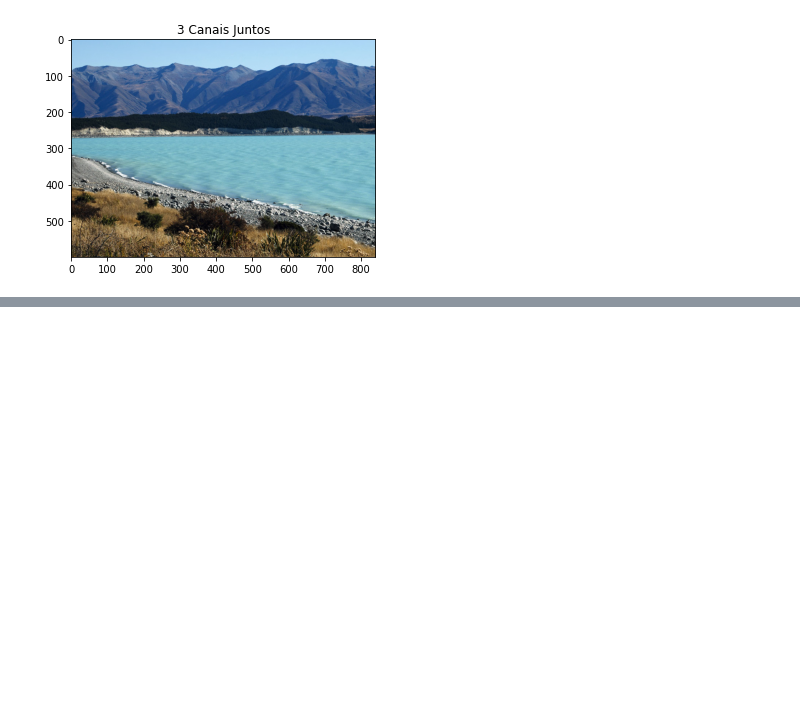
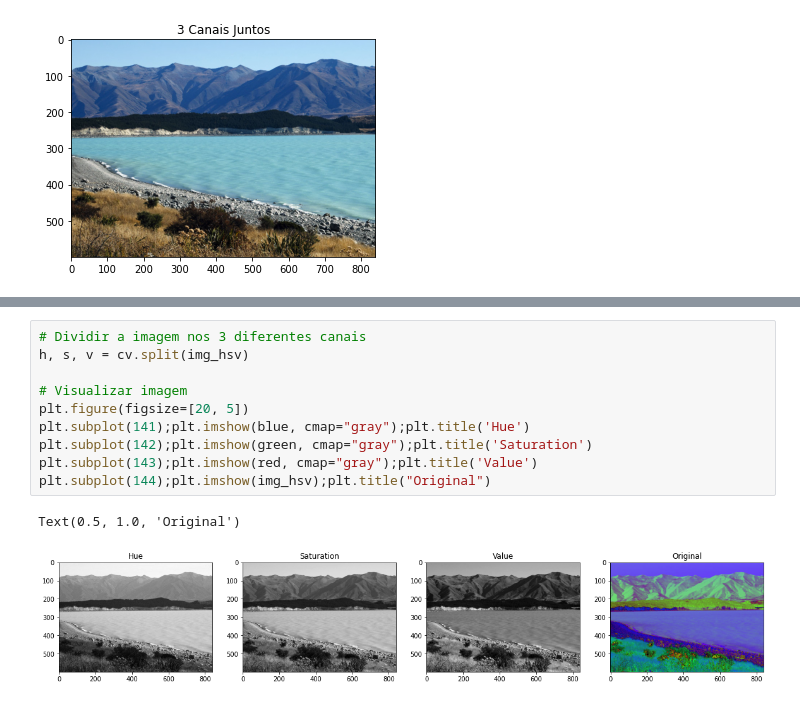
Before and after one commit to Rafawastaken/computer-vision-opencv, a Jupyter notebook: 1_getting_started.ipynb, the cells around one changed output, grey strips where cells are left out. Cells and saved outputs as stored; diff of their text form; blank space fills up the shorter version.

```diff
--- a/1_getting_started.ipynb
+++ b/1_getting_started.ipynb
@@ -184,0 +210,13 @@ Text(0.5, 1.0, '3 Canais Juntos')
+# %%
+# Dividir a imagem nos 3 diferentes canais
+h, s, v = cv.split(img_hsv)
+
+# Visualizar imagem
+plt.figure(figsize=[20, 5])
+plt.subplot(141);plt.imshow(blue, cmap="gray");plt.title('Hue')
+plt.subplot(142);plt.imshow(green, cmap="gray");plt.title('Saturation')
+plt.subplot(143);plt.imshow(red, cmap="gray");plt.title('Value')
+plt.subplot(144);plt.imshow(img_hsv);plt.title("Original")
+# %% [output]
+Text(0.5, 1.0, 'Original')
+[figure, added]
```
Also changed, not shown: parts of 4 cells of this notebook.
